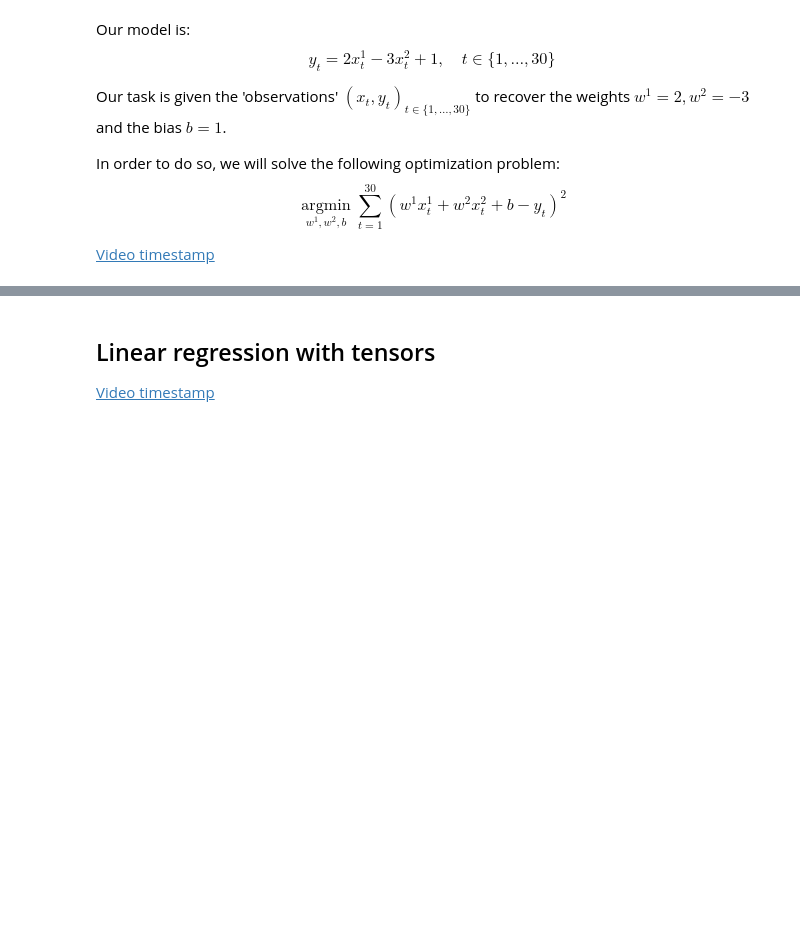
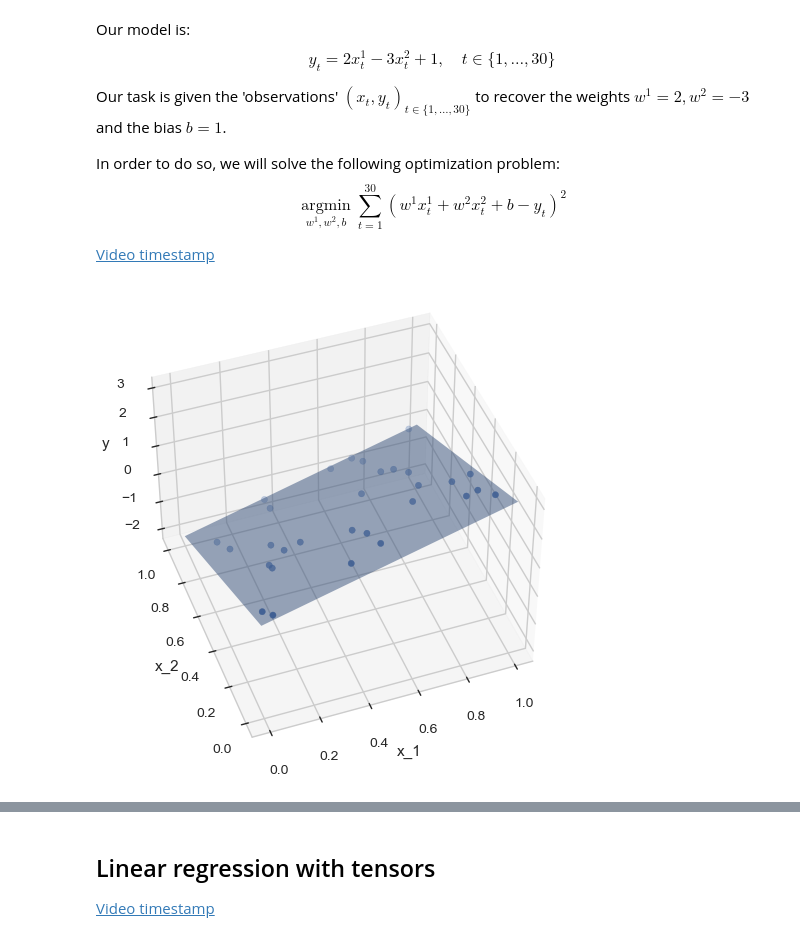
Before and after one commit to IlPreteRosso/notebooks, a Jupyter notebook: Module2/02b_linear_reg.ipynb, the cells around one changed output, grey strips where cells are left out. Cells and saved outputs as stored; diff of their text form; code cells hidden in the pictures; blank space fills up the shorter version.

```diff
--- a/Module2/02b_linear_reg.ipynb
+++ b/Module2/02b_linear_reg.ipynb
@@ -44,12 +44,27 @@ x[:5]
+# %%
+df = pd.DataFrame(np.array([x[:, 0], x[:, 1], y]).T, columns=['x1', 'x2', 'y'])
+fig = px.scatter_3d(df, x='x1', y='x2', z='y')
+
+fig.update_layout(scene = dict(
+                        xaxis=dict(
+                            nticks=10, range=[0, 1]
+                            ),
+                        yaxis=dict(
+                            nticks=10, range=[0, 1]
+                            ),
+                        )
+                  )
+fig.show()
 # %%
 import matplotlib.pyplot as plt
 import numpy as np
-from mpl_toolkits.mplot3d import Axes3D
+#from mpl_toolkits.mplot3d import Axes3D
 
 def plot_figs(fig_num, elev, azim, x, y, weights, bias):
-    fig = plt.figure(fig_num, figsize=(4, 3))
+    fig = plt.figure(fig_num, figsize=(6, 6))
     plt.clf()
-    ax = Axes3D(fig, elev=elev, azim=azim)
+    #ax = Axes3D(fig, elev=elev, azim=azim)
+    ax = fig.add_subplot(projection='3d', elev=elev, azim=azim)
     ax.scatter(x[:, 0], x[:, 1], y)
     ax.plot_surface(np.array([[0, 0], [1, 1]]),
                     np.array([[0, 1], [0, 1]]),
@@ -68,7 +83,10 @@ def plot_views(x, y, w, b):
 
     plt.show()
 # %%
+plt.style.use('seaborn-whitegrid')
 plot_views(x, y, w_source, b_source)
+# %% [output]
+[figure, added]
 # %% [markdown]
 In vector form, we define:
 $$
```
Also changed, not shown: parts of 6 cells of this notebook.
